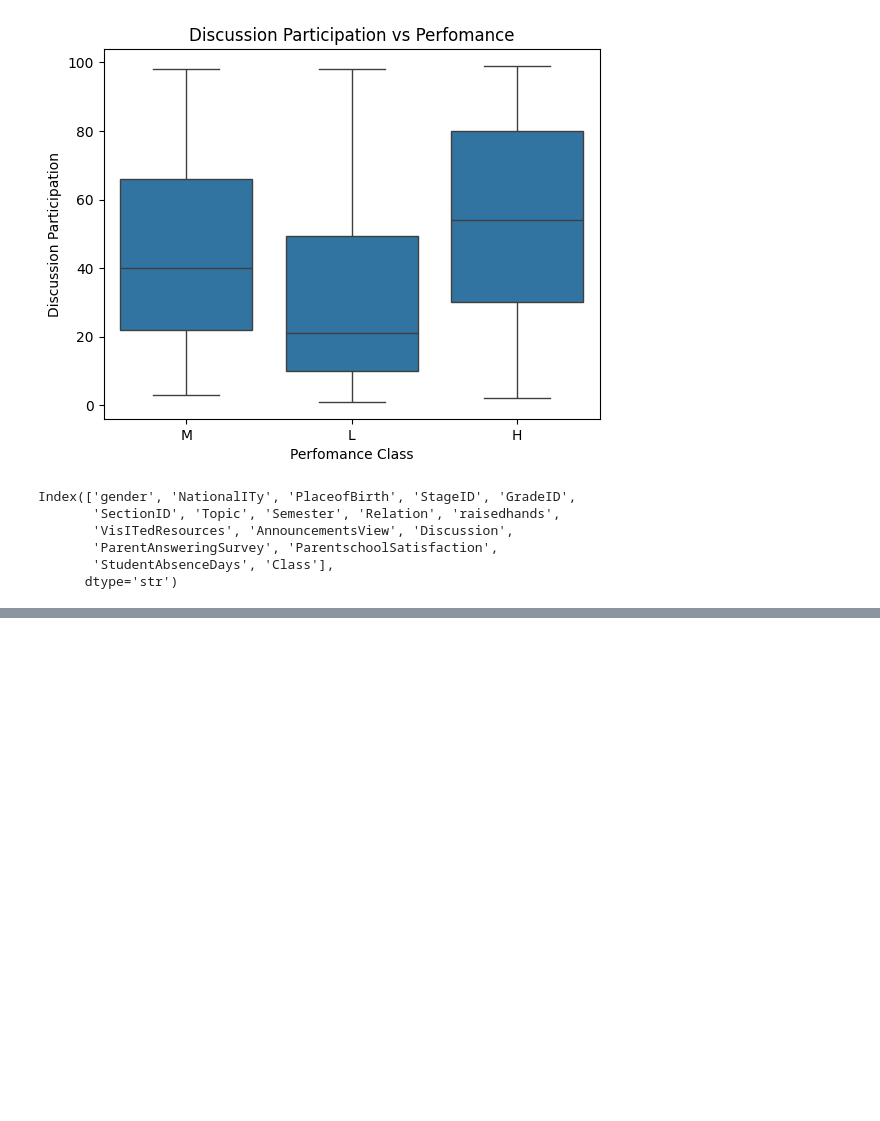
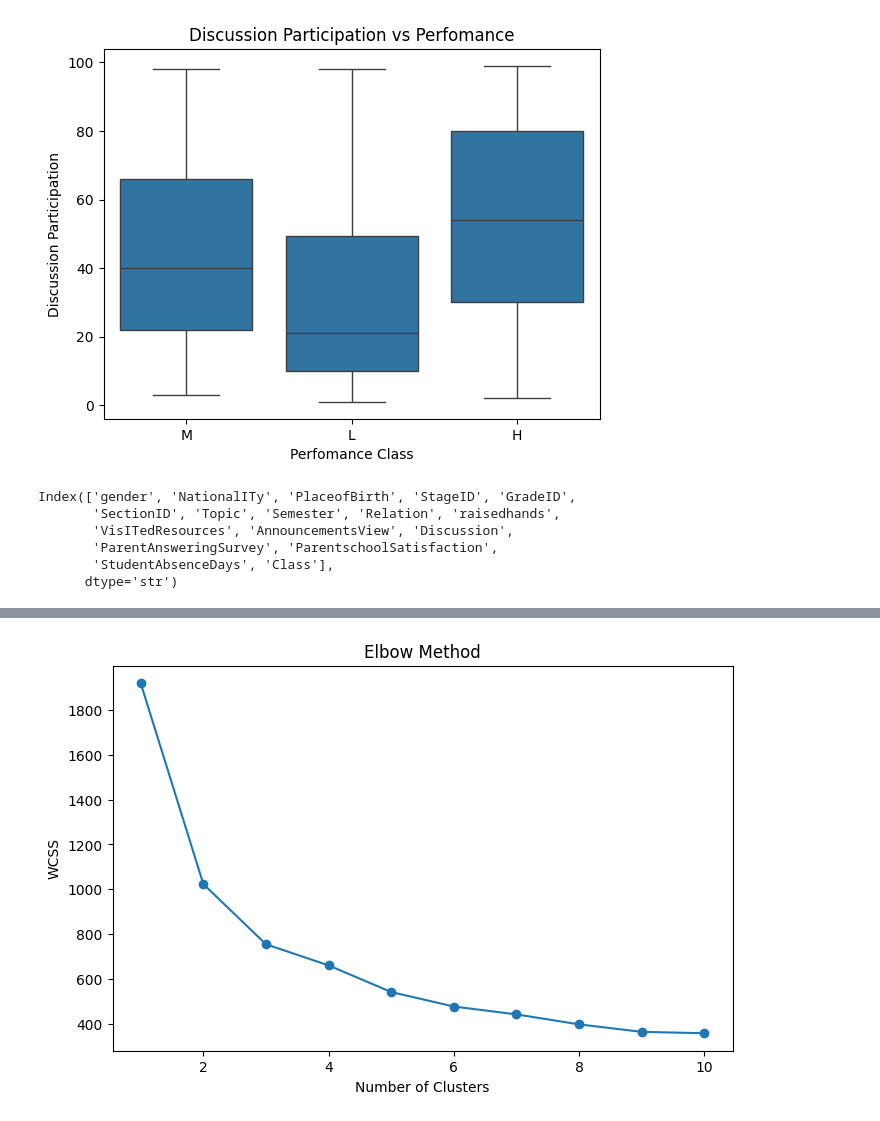
Before and after one commit to Codedby-AC/School, a Jupyter notebook: ml_moodels/train_models.ipynb, the cells around one changed output, grey strips where cells are left out. Saved outputs shown, nothing was run; the diff lists cells and outputs as text; code cells hidden in the pictures; blank space fills up the shorter version.

```diff
--- a/ml_moodels/train_models.ipynb
+++ b/ml_moodels/train_models.ipynb
@@ -151,0 +187,37 @@ data[]
+# %%
+features = data[
+    [
+        'raisedhands',
+        'VisITedResources',
+        'AnnouncementsView',
+        'Discussion'
+        ]
+    ]
+# %%
+scaler = StandardScaler()
+
+scaled_features = scaler.fit_transform(features)
+# %%
+wcss = []
+for i in range(1,11):
+    Kmeans = KMeans(
+        n_clusters = i,
+        init = 'k-means++',
+        random_state = 42
+        )
+
+    Kmeans.fit(scaled_features)
+
+    wcss.append(Kmeans.inertia_)
+
+plt.figure(figsize = (8,5))
+
+plt.plot(range(1, 11), wcss, marker ='o')
+
+plt.title("Elbow Method")
+plt.xlabel("Number of Clusters")
+plt.ylabel("WCSS")
+
+plt.show()
+# %% [output]
+[figure, added]
```
Also changed, not shown: parts of 15 cells of this notebook, 4 other files.
